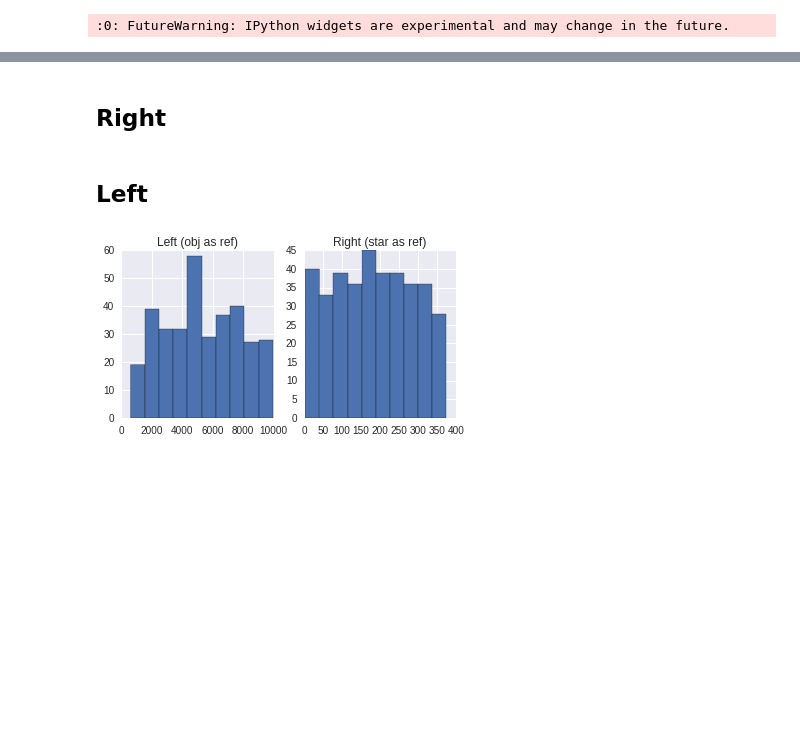
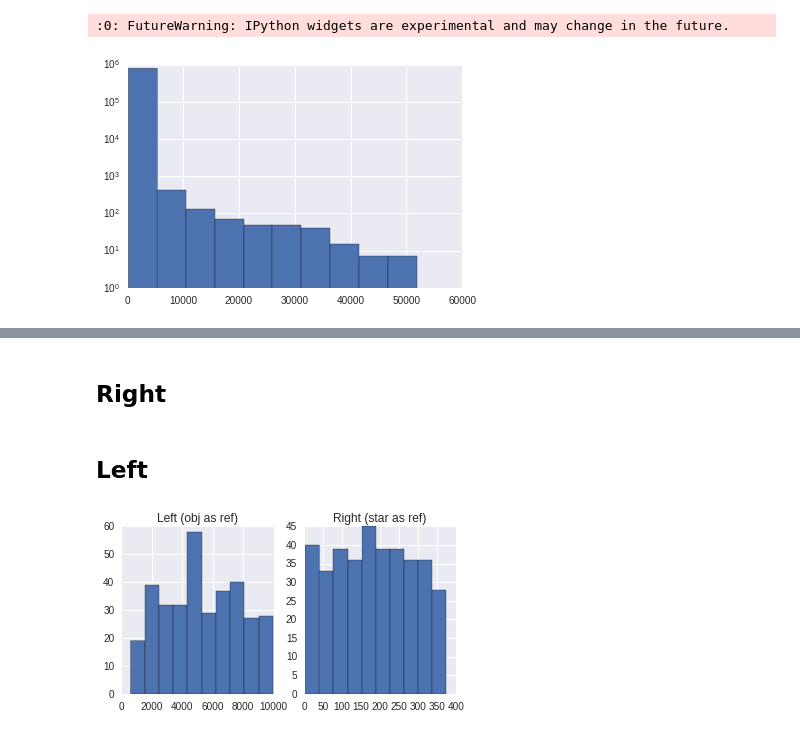
Before and after one commit to BrunoSanchez/rhino, a Jupyter notebook: stellar_chek/extract_test_stellar_Cstar.ipynb, the cells around one changed output, grey strips where cells are left out. Drawn from its saved outputs; the diff is of its cells as text; code cells hidden in the pictures; blank space fills up the shorter version.

```diff
--- a/stellar_chek/extract_test_stellar_Cstar.ipynb
+++ b/stellar_chek/extract_test_stellar_Cstar.ipynb
@@ -18,6 +18,13 @@ images_path = os.path.join(data_path, 'images')
 master_Ryan = os.path.join(images_path, 'master10_wcs.fits')
 # %%
 mR = fits.getdata(master_Ryan)
+# %%
+m2 = mR[mR > 0.]
+plt.hist(m2.flatten(), log=True)
+
+plt.show()
+# %% [output]
+[figure, added]
 # %%
 data = mR.byteswap().newbyteorder()
 # %%
```
Also changed, not shown: parts of 9 cells of this notebook.
